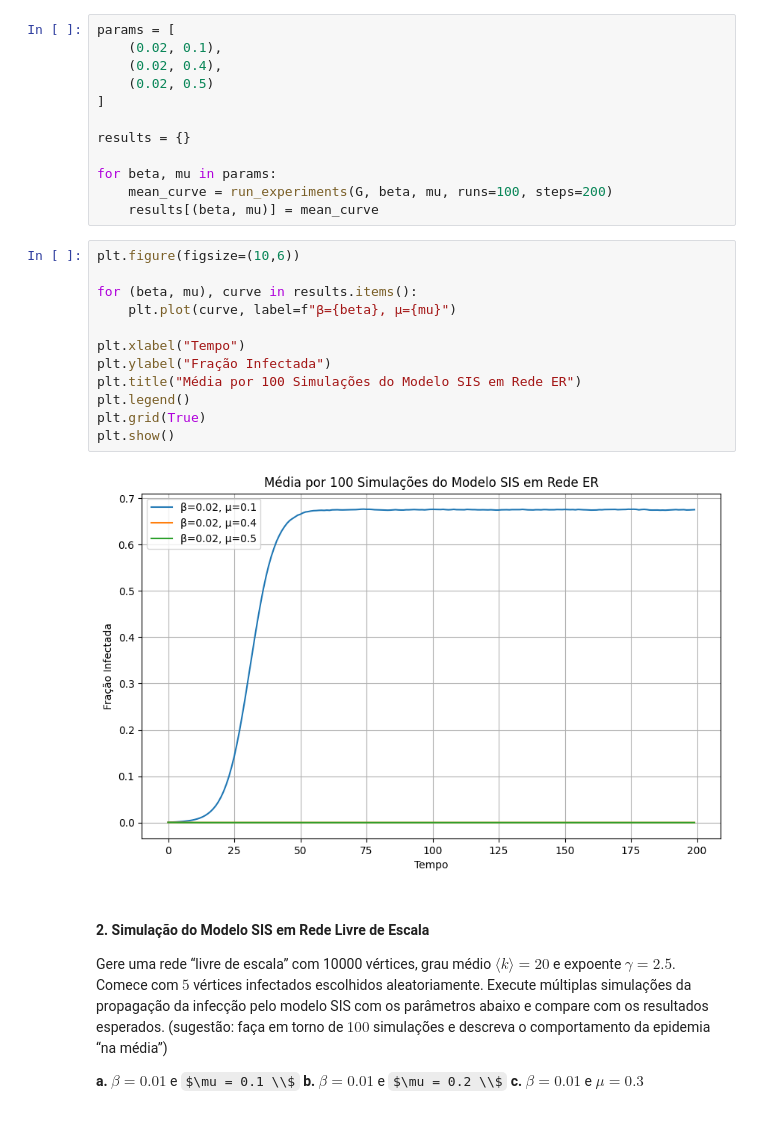
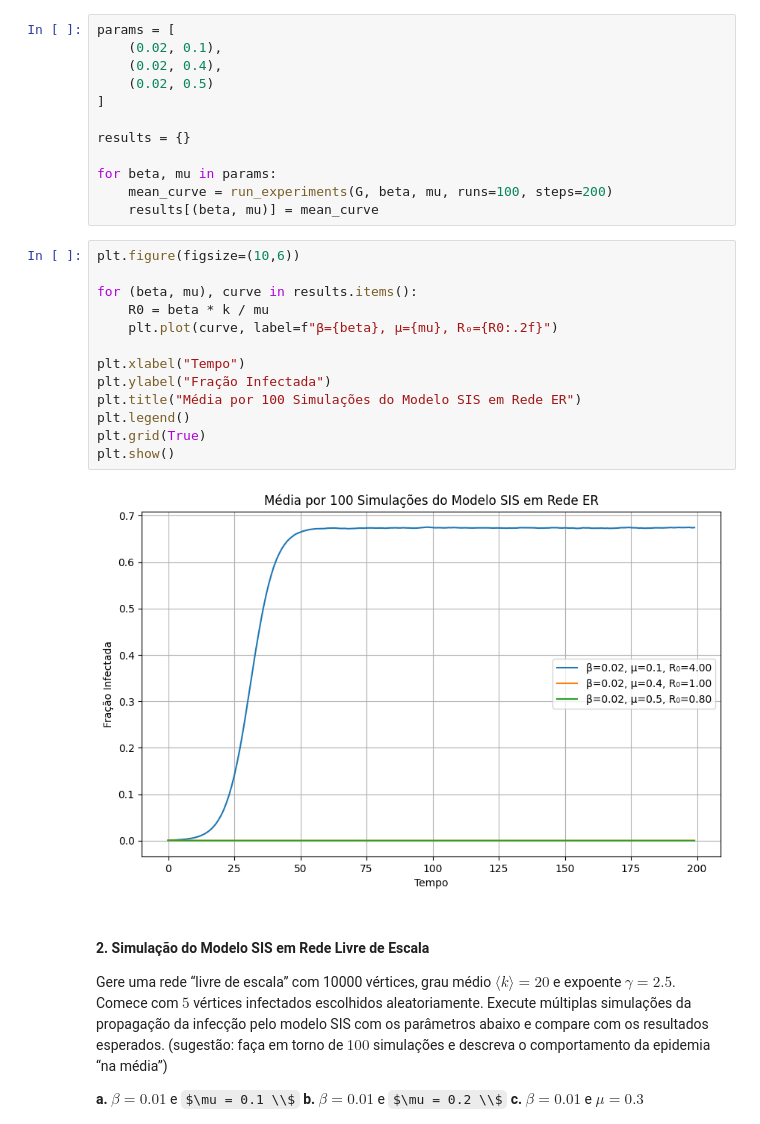
Before and after one commit to LeonardoAleee/EpidemicSimulation, a Jupyter notebook: EpidemicSimulation.ipynb, the cells around one changed output. Cells and saved outputs as stored; diff of their text form; some formulas as TeX source.

Commit message:
Add Basic Reproductive Number to the label.

```diff
--- a/EpidemicSimulation.ipynb
+++ b/EpidemicSimulation.ipynb
@@ -103,17 +103,18 @@ for beta, mu in params:
 # %%
 plt.figure(figsize=(10,6))
 
 for (beta, mu), curve in results.items():
-    plt.plot(curve, label=f"β={beta}, μ={mu}")
+    R0 = beta * k / mu
+    plt.plot(curve, label=f"β={beta}, μ={mu}, R₀={R0:.2f}")
 
 plt.xlabel("Tempo")
 plt.ylabel("Fração Infectada")
 plt.title("Média por 100 Simulações do Modelo SIS em Rede ER")
 plt.legend()
 plt.grid(True)
 plt.show()
 # %% [output]
-[figure, old version]
+[figure, new version]
 # %% [markdown]
 #### 2. Simulação do Modelo SIS em Rede Livre de Escala
 
```
Also changed, not shown: parts of 2 cells of this notebook.
